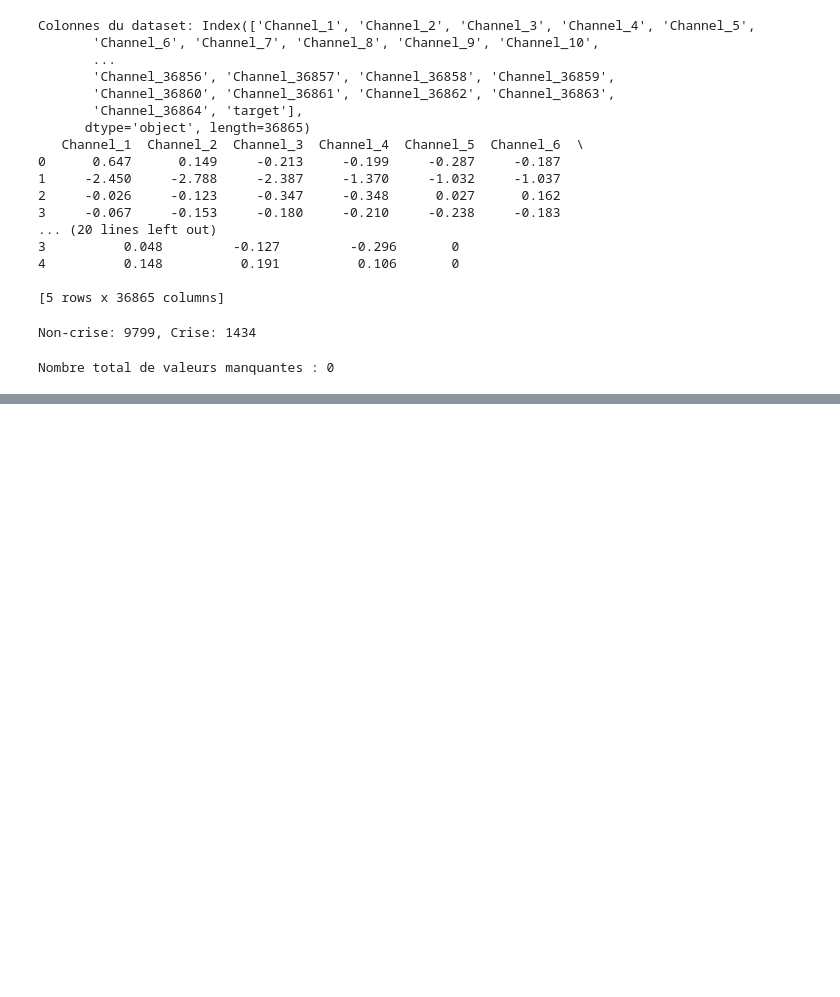
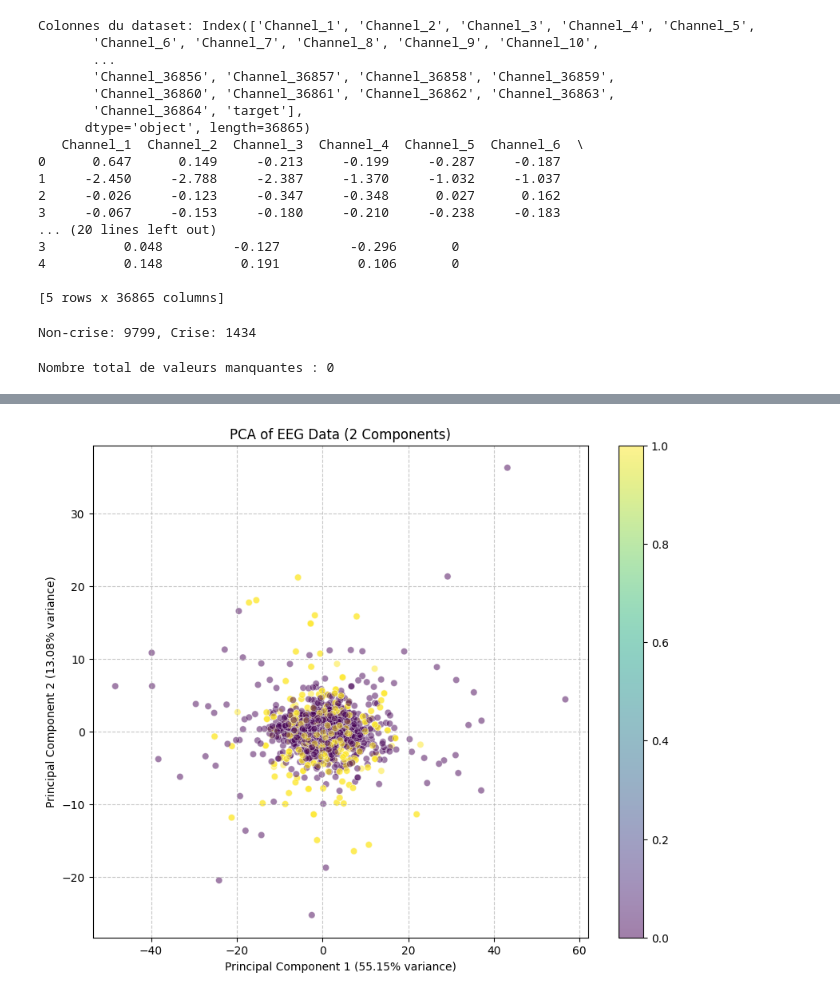
Before and after one commit to ScienceWeek02/Data_Treatment, a Jupyter notebook: preprocessing.ipynb, the cells around one changed output, grey strips where cells are left out. Drawn from its saved outputs; the diff is of its cells as text; code cells hidden in the pictures; blank space fills up the shorter version.

```diff
--- a/preprocessing.ipynb
+++ b/preprocessing.ipynb
@@ -98,0 +145,22 @@ Nombre total de valeurs manquantes : 0
+# %%
+# 4. PCA Visualization
+# Apply PCA to reduce dimensionality for visualization
+feature_matrix = df_sample[feature_cols].values
+scaler = StandardScaler()
+scaled_features = scaler.fit_transform(feature_matrix)
+
+pca = PCA(n_components=2)
+pca_result = pca.fit_transform(scaled_features)
+
+plt.figure(figsize=(10, 8))
+scatter = plt.scatter(pca_result[:, 0], pca_result[:, 1], c=df_sample['target'],
+            cmap='viridis', alpha=0.5, edgecolors='w', linewidth=0.5)
+plt.colorbar(scatter)
+plt.title('PCA of EEG Data (2 Components)')
+plt.xlabel(f'Principal Component 1 ({pca.explained_variance_ratio_[0]:.2%} variance)')
+plt.ylabel(f'Principal Component 2 ({pca.explained_variance_ratio_[1]:.2%} variance)')
+plt.grid(True, linestyle='--', alpha=0.7)
+plt.savefig('pca_visualization.png')
+plt.show()
+# %% [output]
+[figure, added]
```
Also changed, not shown: parts of 16 cells of this notebook.
